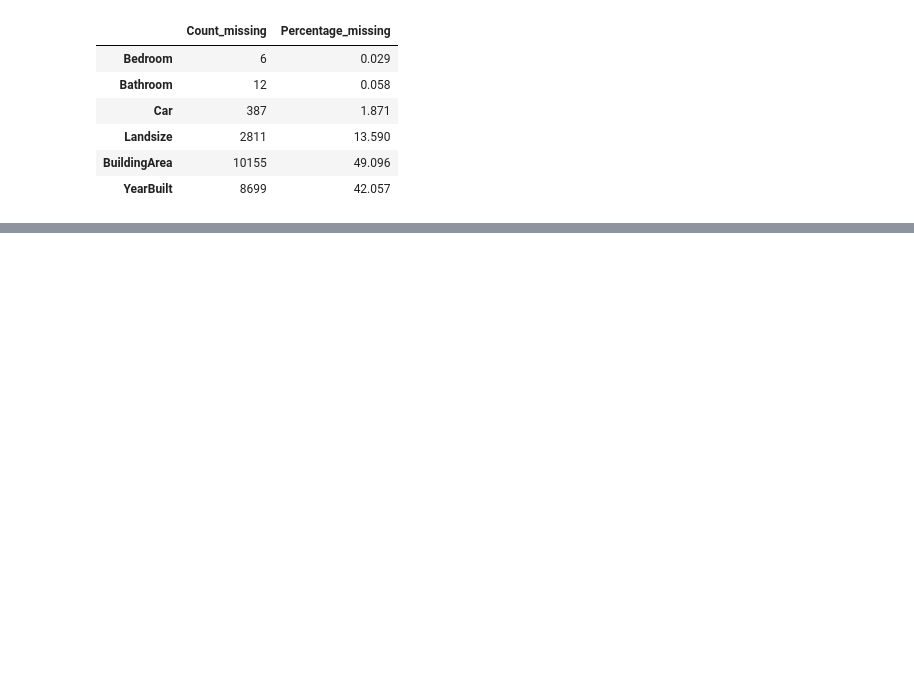
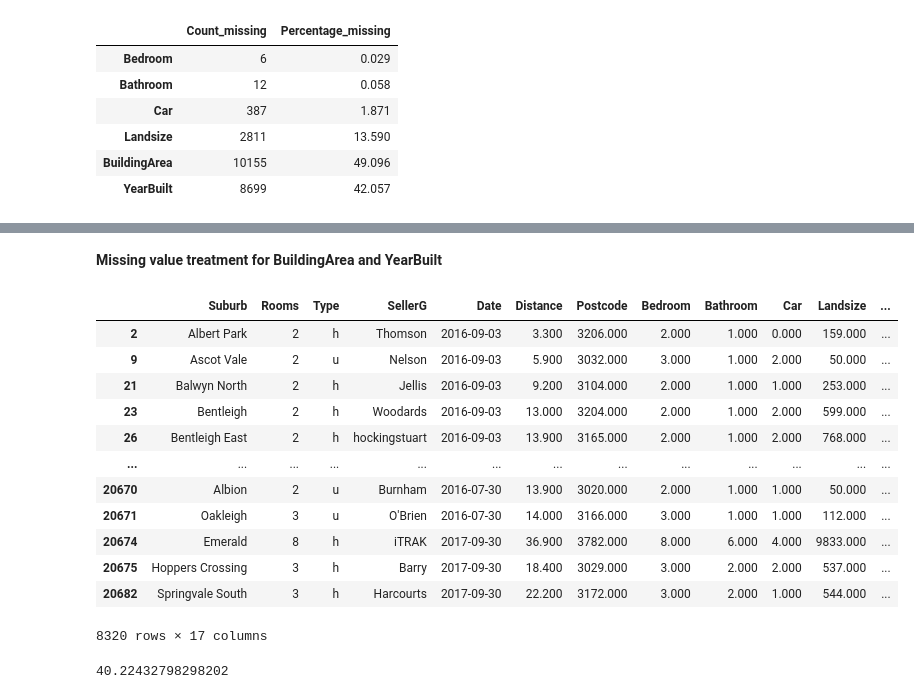
Before and after one commit to Nnaemeka-ch/Melbourne_Housing_Analysis, a Jupyter notebook: Melbourne_housing.ipynb, the cells around one changed output, grey strips where cells are left out. Saved outputs shown, nothing was run; the diff lists cells and outputs as text; code cells hidden in the pictures; blank space fills up the shorter version.

```diff
--- a/Melbourne_housing.ipynb
+++ b/Melbourne_housing.ipynb
@@ -583,0 +655,6 @@ memory usage: 2.7+ MB
+# %%
+# Find the median Landsize for each Regionname and Type
+region_type_medians = df.groupby(['Regionname', 'Type'])['Landsize'].transform('median')
+
+# Fill missing Landsize values with the corresponding median
+df.fillna({'Landsize': region_type_medians}, inplace=True)
@@ -583,0 +668,28 @@ memory usage: 2.7+ MB
+# %% [markdown]
+**Missing value treatment for BuildingArea and YearBuilt**
+# %%
+# extracting all the information of other variable where both YearBuilt and BuildingArea are null
+df.loc[df['YearBuilt'].isnull() & df['BuildingArea'].isnull()]
+# %% [output]
+|  | Suburb | Rooms | Type | SellerG | Date | Distance | Postcode | Bedroom | Bathroom | Car | Landsize | ... |
+| 2 | Albert Park | 2 | h | Thomson | 2016-09-03 | 3.300 | 3206.000 | 2.000 | 1.000 | 0.000 | 159.000 | ... |
+| 9 | Ascot Vale | 2 | u | Nelson | 2016-09-03 | 5.900 | 3032.000 | 3.000 | 1.000 | 2.000 | 50.000 | ... |
+| 21 | Balwyn North | 2 | h | Jellis | 2016-09-03 | 9.200 | 3104.000 | 2.000 | 1.000 | 1.000 | 253.000 | ... |
+| 23 | Bentleigh | 2 | h | Woodards | 2016-09-03 | 13.000 | 3204.000 | 2.000 | 1.000 | 2.000 | 599.000 | ... |
+| 26 | Bentleigh East | 2 | h | hockingstuart | 2016-09-03 | 13.900 | 3165.000 | 2.000 | 1.000 | 2.000 | 768.000 | ... |
+| ... | ... | ... | ... | ... | ... | ... | ... | ... | ... | ... | ... | ... |
+| 20670 | Albion | 2 | u | Burnham | 2016-07-30 | 13.900 | 3020.000 | 2.000 | 1.000 | 1.000 | 50.000 | ... |
+| 20671 | Oakleigh | 3 | u | O'Brien | 2016-07-30 | 14.000 | 3166.000 | 3.000 | 1.000 | 1.000 | 112.000 | ... |
+| 20674 | Emerald | 8 | h | iTRAK | 2017-09-30 | 36.900 | 3782.000 | 8.000 | 6.000 | 4.000 | 9833.000 | ... |
+| 20675 | Hoppers Crossing | 3 | h | Barry | 2017-09-30 | 18.400 | 3029.000 | 3.000 | 2.000 | 2.000 | 537.000 | ... |
+| 20682 | Springvale South | 3 | h | Harcourts | 2017-09-30 | 22.200 | 3172.000 | 3.000 | 2.000 | 1.000 | 544.000 | ... |
+8320 rows × 17 columns
+# %%
+# Count of rows where both YearBuilt and BuildingArea are NaN
+num_missing = df.loc[df['YearBuilt'].isnull() & df['BuildingArea'].isnull()].shape[0]
+
+# Percentage
+percent_missing = (num_missing / df.shape[0]) * 100
+print(percent_missing)
+# %% [output]
+40.22432798298202
```
Also changed, not shown: parts of 15 cells of this notebook.
